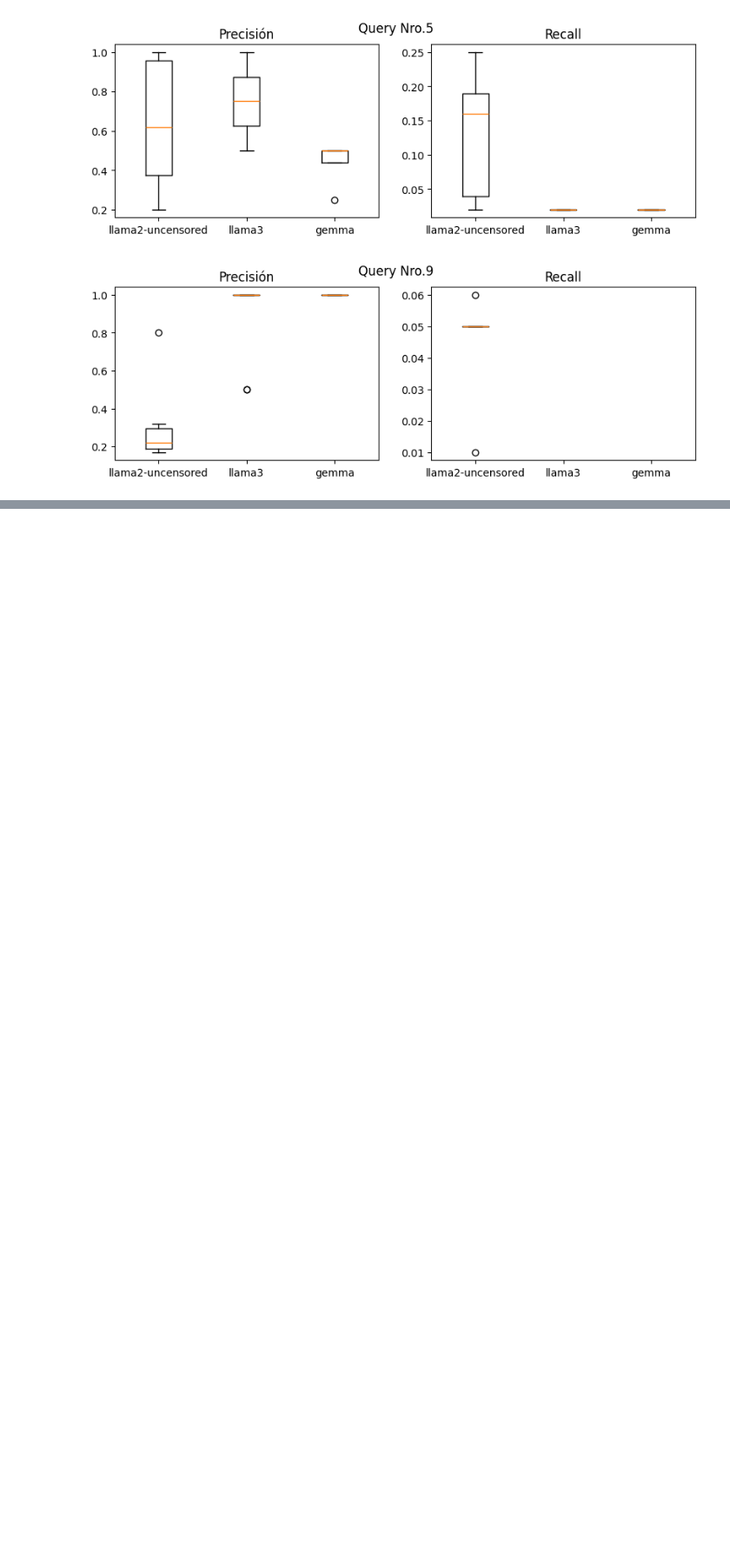
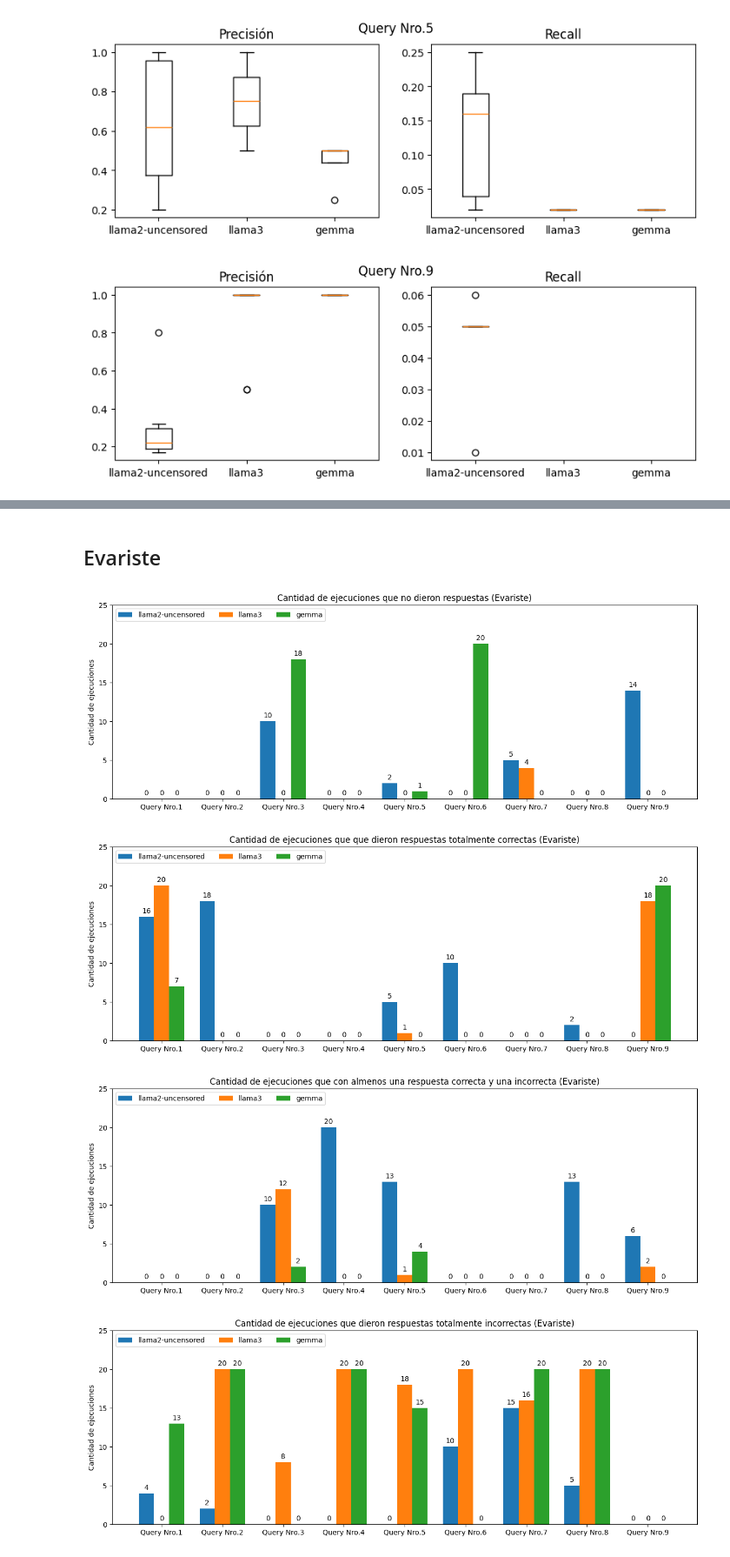
Before and after one commit to Kenny-R/evariste, a Jupyter notebook: calcular_metricas.ipynb, the cells around one changed output, grey strips where cells are left out. Shown at 87% size. Drawn from its saved outputs; the diff is of its cells as text; code cells hidden in the pictures; blank space fills up the shorter version.

```diff
--- a/calcular_metricas.ipynb
+++ b/calcular_metricas.ipynb
@@ -234,19 +216,22 @@ def diagrama_barra_agrupados(datos,
                             figsize: tuple[float, float],
                             ylabel: str,
                             title: str,
-                            ylim: list[float]):
+                            ylim: list[float],
+                            fig,
+                            ax):
 
     x = np.arange(len(xlables))  # the label locations
     width = 0.25  # the width of the bars
     multiplier = 0
 
-    fig, ax = plt.subplots(layout='constrained', figsize=figsize)
+    # fig, ax = plt.subplots(layout='constrained', figsize=figsize)
 
     for attribute, values in datos.items():
-        offset = width * multiplier
-        rects = ax.bar(x + offset, values, width, label=attribute)
-        ax.bar_label(rects, padding=3)
-        multiplier += 1
+        if values != [0] * len(values):
+            offset = width * multiplier
+            rects = ax.bar(x + offset, values, width, label=attribute)
+            ax.bar_label(rects, padding=3)
+            multiplier += 1
 
     ax.set_ylabel(ylabel)
     ax.set_title(title)
@@ -254,4 +239,4 @@ def diagrama_barra_agrupados(datos,
     ax.legend(loc='upper left', ncols=3)
     ax.set_ylim(*ylim)
 
-    plt.show()
+    # plt.show()
@@ -257,0 +266,2 @@ def diagrama_barra_agrupados(datos,
+# %% [markdown]
+## Evariste
@@ -257,0 +378,46 @@ def diagrama_barra_agrupados(datos,
+# %%
+
+fig, ax = plt.subplots(figsize=(15,5))
+diagrama_barra_agrupados(cantidad_no_respuesta,
+                        [f"Query Nro.{i + 1}" for i in range(len(cantidad_no_respuesta['gemma']))],
+                        (10, 5),
+                        'Cantidad de ejecuciones',
+                        'Cantidad de ejecuciones que no dieron respuestas (Evariste)',
+                        [0, 25],
+                        fig,
+                        ax)
+
+fig, ax = plt.subplots(figsize=(15,5))
+diagrama_barra_agrupados(cantidad_respuestas_correctas,
+                        [f"Query Nro.{i + 1}" for i in range(len(cantidad_no_respuesta['gemma']))],
+                        (10, 5),
+                        'Cantidad de ejecuciones',
+                        'Cantidad de ejecuciones que que dieron respuestas totalmente correctas (Evariste)',
+                        [0, 25],
+                        fig,
+                        ax)
+
+fig, ax = plt.subplots(figsize=(15,5))
+diagrama_barra_agrupados(cantidad_respuestas_correctas_incorrectas,
+                        [f"Query Nro.{i + 1}" for i in range(len(cantidad_no_respuesta['gemma']))],
+                        (10, 5),
+                        'Cantidad de ejecuciones',
+                        'Cantidad de ejecuciones que con almenos una respuesta correcta y una incorrecta (Evariste)',
+                        [0, 25],
+                        fig,
+                        ax)
+
+fig, ax = plt.subplots(figsize=(15,5))
+diagrama_barra_agrupados(cantidad_respuestas_incorrectas,
+                        [f"Query Nro.{i + 1}" for i in range(len(cantidad_no_respuesta['gemma']))],
+                        (10, 5),
+                        'Cantidad de ejecuciones',
+                        'Cantidad de ejecuciones que dieron respuestas totalmente incorrectas (Evariste)',
+                        [0, 25],
+                        fig,
+                        ax)
+# %% [output]
+[figure, added]
+[figure, added]
+[figure, added]
+[figure, added]
```
Also changed, not shown: parts of 23 cells of this notebook, 3 other files.
